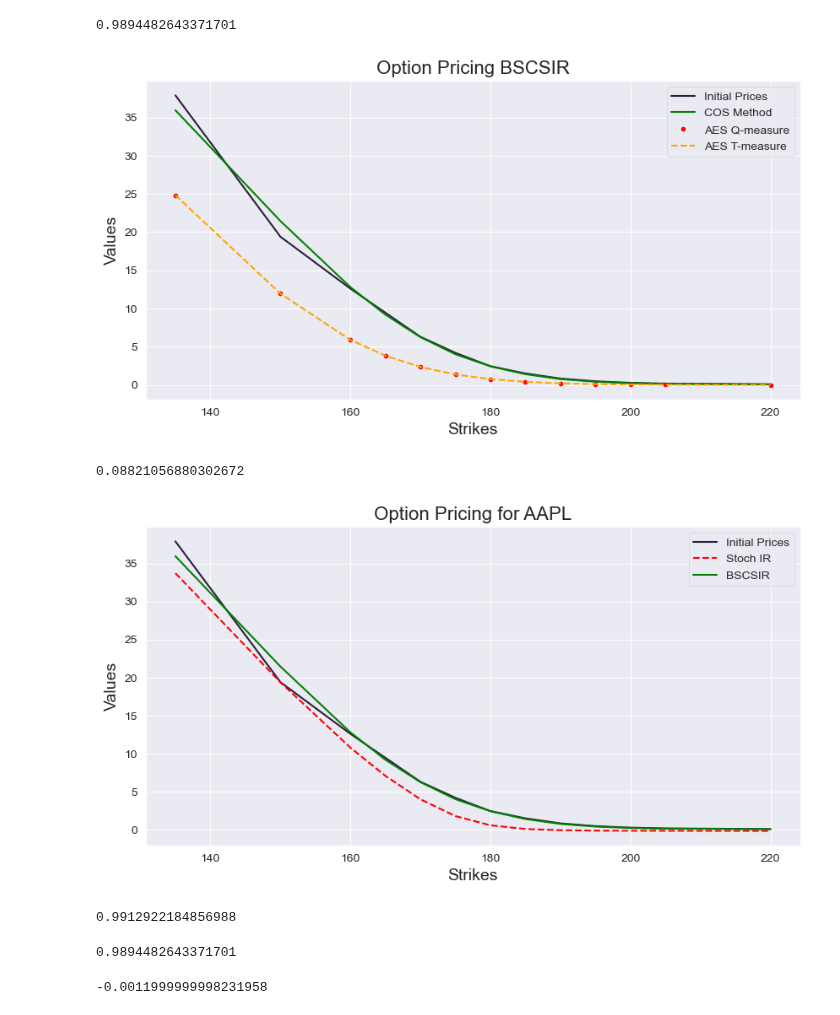
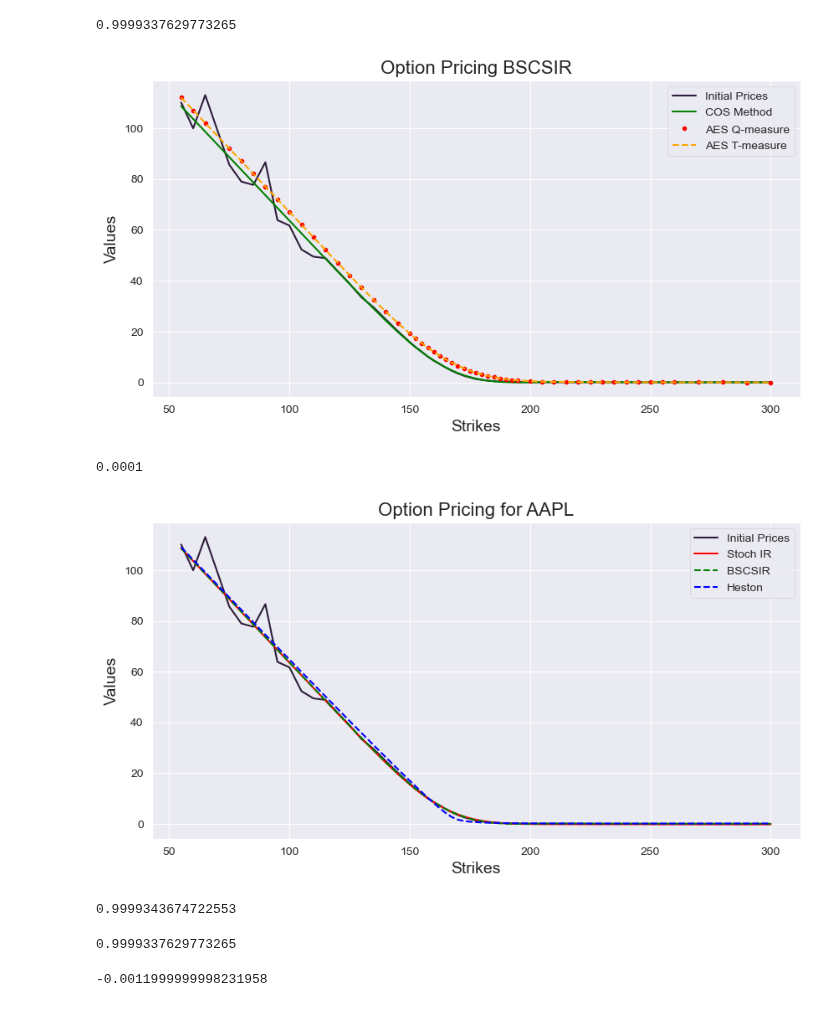
Before and after one commit to kirillzx/Generalized-Bates-model-draft, a Jupyter notebook: Calibrations/Calibration_Main_Calls.ipynb, the cells around one changed output. Drawn from its saved outputs; the diff is of its cells as text; code cells hidden in the pictures.

```diff
--- a/Calibrations/Calibration_Main_Calls.ipynb
+++ b/Calibrations/Calibration_Main_Calls.ipynb
@@ -59,5 +58,5 @@ s0
 # %%
-apple_option_calls = ops.get_calls("AAPL", expiration_dates[6])
+apple_option_calls = ops.get_calls("AAPL", expiration_dates[3])
 # %%
 apple_option_calls.head()
 # %% [output]
@@ -77,6 +76,6 @@ apple_spread = apple_option_calls.loc[:, 'Ask'] - apple_option_calls.loc[:, 'Bid
 # %%
 from datetime import datetime
 # %%
-expr_date = datetime.strptime(expiration_dates[6], '%B %d, %Y')
+expr_date = datetime.strptime(expiration_dates[3], '%B %d, %Y')
 expr_date
 # %% [output]
@@ -706,7 +678,7 @@ def zcb_curve(tau, kr, mur, gammar, rt):
 zcb0 = zcb_curve(tau, kr, mur, gammar, r0)
 zcb0
 # %% [output]
-0.9894482643371701
+0.9999337629773265
 # %%
 numberPaths = 20000
 N = 500
@@ -732,34 +704,34 @@ plt.ylabel('Values', fontsize=14)
 plt.legend()
 plt.show()
 # %% [output]
-[figure, old version]
+[figure, new version]
 # %%
 r0
 # %% [output]
-0.08821056880302672
+0.0001
 # %%
 plt.subplots(figsize=(10, 5), dpi=100)
 
 plt.plot(K, apple_market_price, label='Initial Prices')
-plt.plot(K, valCOS_H1HW, '--', color='red', label='Stoch IR')
-plt.plot(K, valCOS, color='green', label='BSCSIR')
-# plt.plot(K, option_heston_cos, '.', color='orange', label='Heston')
+plt.plot(K, valCOS_H1HW, color='red', label='Stoch IR')
+plt.plot(K, valCOS, '--', color='green', label='BSCSIR')
+plt.plot(K, option_heston_cos, '--', color='blue', label='Heston')
 
 plt.title('Option Pricing for AAPL', fontsize=16)
 plt.xlabel('Strikes', fontsize=14)
 plt.ylabel('Values', fontsize=14)
 plt.legend()
 plt.show()
 # %% [output]
-[figure, old version]
+[figure, new version]
 # %%
-(1/M[:, -1])[0]
+np.mean((1/M[:, -1]))
 # %% [output]
-0.9912922184856988
+0.9999343674722553
 # %%
 zcb0
 # %% [output]
-0.9894482643371701
+0.9999337629773265
 # %%
 import numpy as np
 # %%
```
Also changed, not shown: parts of 28 cells of this notebook.
